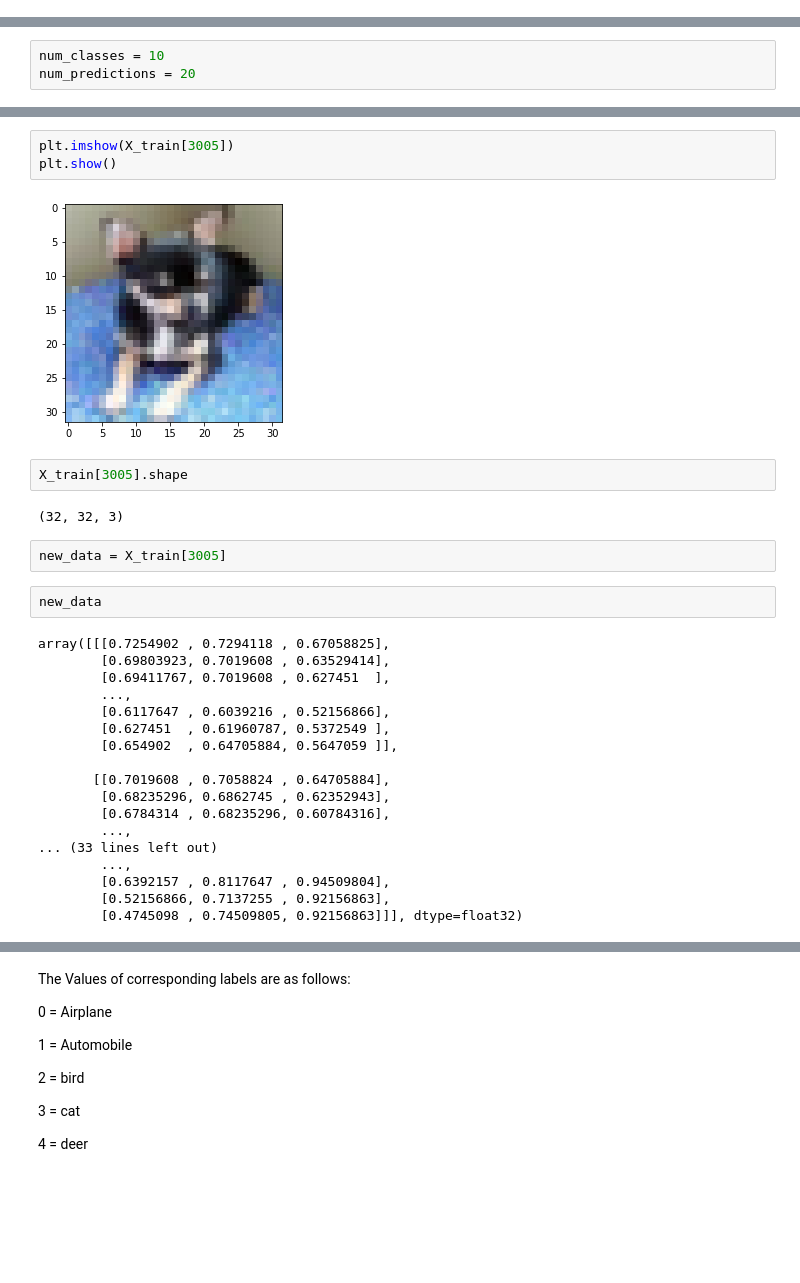
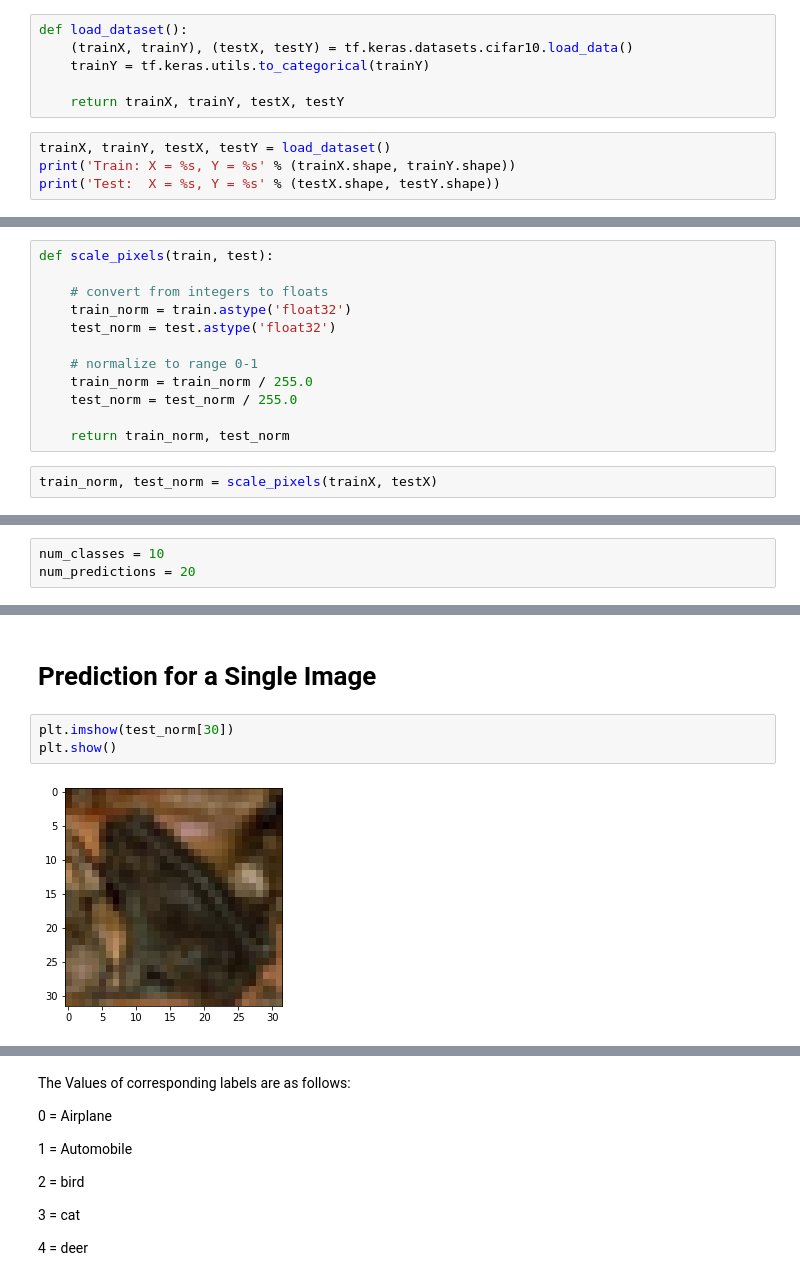
Before and after one commit to samruddhichitnis02/opencv, a Jupyter notebook: Cifar_dataset_classification/Cifar_data_classification.ipynb, the cells around one changed output, grey strips where cells are left out. Saved outputs shown, nothing was run; the diff lists cells and outputs as text; blank space fills up the shorter version.

Commit message:
Classified Cifar dataset using keras with tensorflow 2.0

```diff
--- a/Cifar_dataset_classification/Cifar_data_classification.ipynb
+++ b/Cifar_dataset_classification/Cifar_data_classification.ipynb
@@ -20,0 +13,10 @@ X_train.shape, X_test.shape, y_train.shape, y_test.shape
+# %%
+def load_dataset():
+    (trainX, trainY), (testX, testY) = tf.keras.datasets.cifar10.load_data()
+    trainY = tf.keras.utils.to_categorical(trainY)
+
+    return trainX, trainY, testX, testY
+# %%
+trainX, trainY, testX, testY = load_dataset()
+print('Train: X = %s, Y = %s' % (trainX.shape, trainY.shape))
+print('Test:  X = %s, Y = %s' % (testX.shape, testY.shape))
@@ -79,0 +48,14 @@ X_test /= 255
+# %%
+def scale_pixels(train, test):
+
+    # convert from integers to floats
+    train_norm = train.astype('float32')
+    test_norm = test.astype('float32')
+
+    # normalize to range 0-1
+    train_norm = train_norm / 255.0
+    test_norm = test_norm / 255.0
+
+    return train_norm, test_norm
+# %%
+train_norm, test_norm = scale_pixels(trainX, testX)
@@ -176,32 +172,8 @@ score
+# %% [markdown]
+# Prediction for a Single Image
 # %%
-plt.imshow(X_train[3005])
+plt.imshow(test_norm[30])
 plt.show()
 # %% [output]
-[figure, old version]
+[figure, new version]
-# %%
-X_train[3005].shape
-# %% [output]
-(32, 32, 3)
-# %%
-new_data = X_train[3005]
-# %%
-new_data
-# %% [output]
-array([[[0.7254902 , 0.7294118 , 0.67058825],
-        [0.69803923, 0.7019608 , 0.63529414],
-        [0.69411767, 0.7019608 , 0.627451  ],
-        ...,
-        [0.6117647 , 0.6039216 , 0.52156866],
-        [0.627451  , 0.61960787, 0.5372549 ],
-        [0.654902  , 0.64705884, 0.5647059 ]],
-
-       [[0.7019608 , 0.7058824 , 0.64705884],
-        [0.68235296, 0.6862745 , 0.62352943],
-        [0.6784314 , 0.68235296, 0.60784316],
-        ...,
-... (33 lines left out)
-        ...,
-        [0.6392157 , 0.8117647 , 0.94509804],
-        [0.52156866, 0.7137255 , 0.92156863],
-        [0.4745098 , 0.74509805, 0.92156863]]], dtype=float32)
 # %%
```
Also changed, not shown: parts of 37 cells of this notebook.
